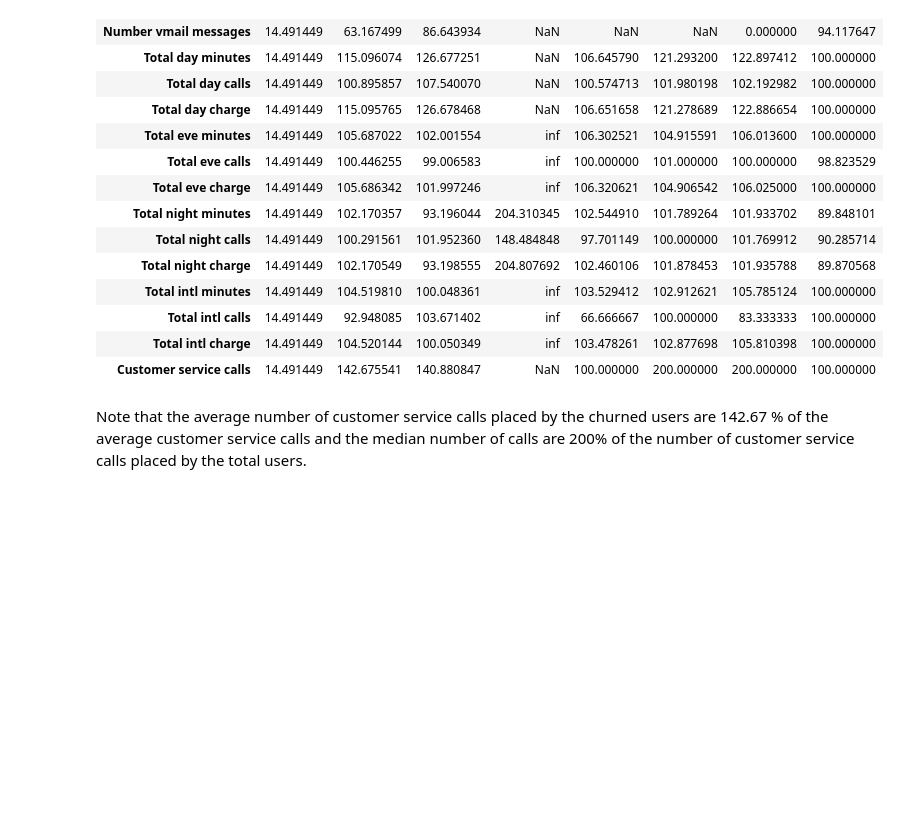
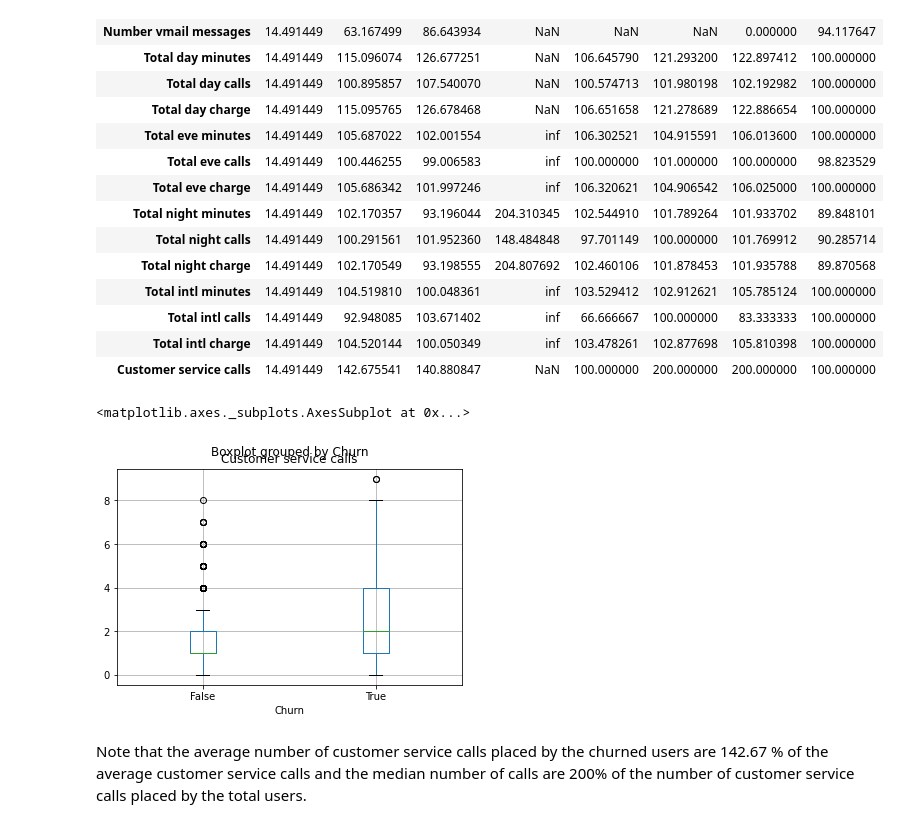
Before and after one commit to Ashvin-Vargez/Telecom-Churn-Analysis-EDA-Project-, a Jupyter notebook: eda_Telecom_Churn_Analysis_Capstone_Project.ipynb, the cells around one changed output. Saved outputs shown, nothing was run; the diff lists cells and outputs as text; code cells hidden in the pictures; blank space fills up the shorter version.

```diff
--- a/eda_Telecom_Churn_Analysis_Capstone_Project.ipynb
+++ b/eda_Telecom_Churn_Analysis_Capstone_Project.ipynb
@@ -214,6 +223,12 @@ df_churn_percent
 | Total intl calls | 14.491449 | 92.948085 | 103.671402 | inf | 66.666667 | 100.000000 | 83.333333 | 100.000000 |
 | Total intl charge | 14.491449 | 104.520144 | 100.050349 | inf | 103.478261 | 102.877698 | 105.810398 | 100.000000 |
 | Customer service calls | 14.491449 | 142.675541 | 140.880847 | NaN | 100.000000 | 200.000000 | 200.000000 | 100.000000 |
+# %%
+#creating a boxplot by the count of customer service calls made by churned group and the loyal group.
+df_tel.boxplot(column='Customer service calls',by='Churn')
+# %% [output]
+<matplotlib.axes._subplots.AxesSubplot at 0x...>
+[figure, added]
 # %% [markdown]
 Note that the average number of customer service calls placed by the churned users are 142.67 % of the average customer service calls and the median number of calls are 200% of the number of customer service calls placed by the total users.
 # %% [markdown]
```
Also changed, not shown: parts of 18 cells of this notebook.
